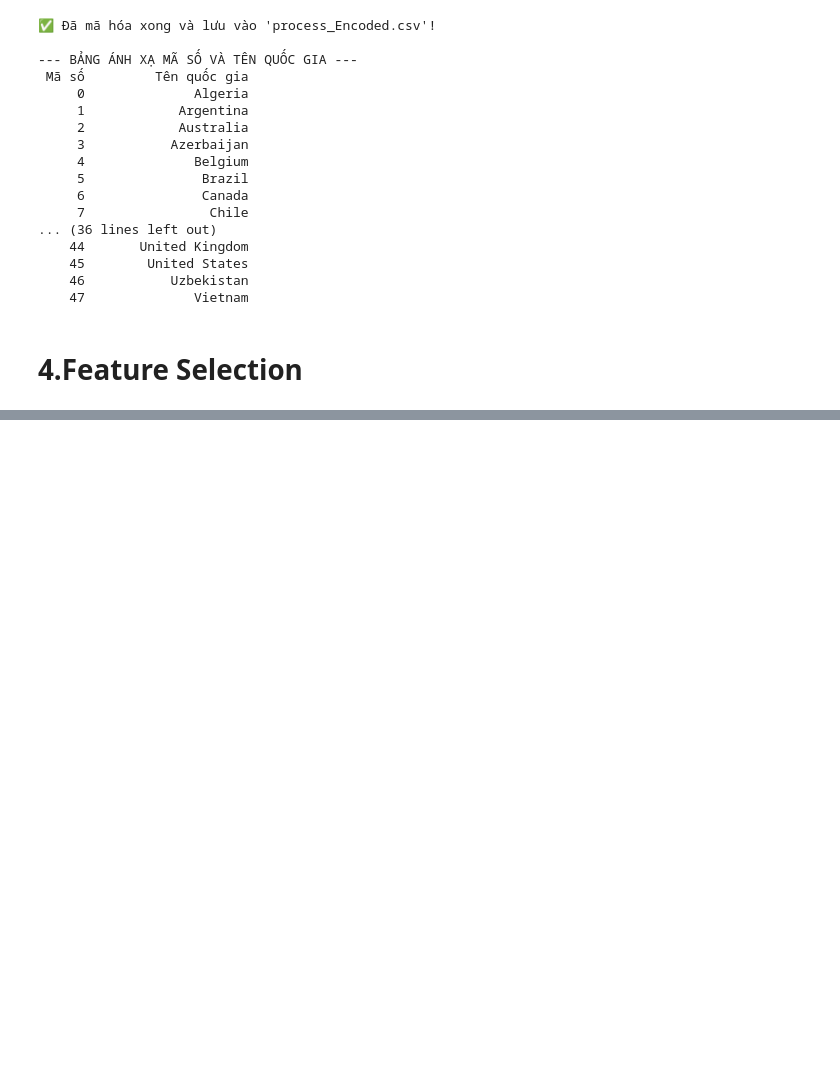
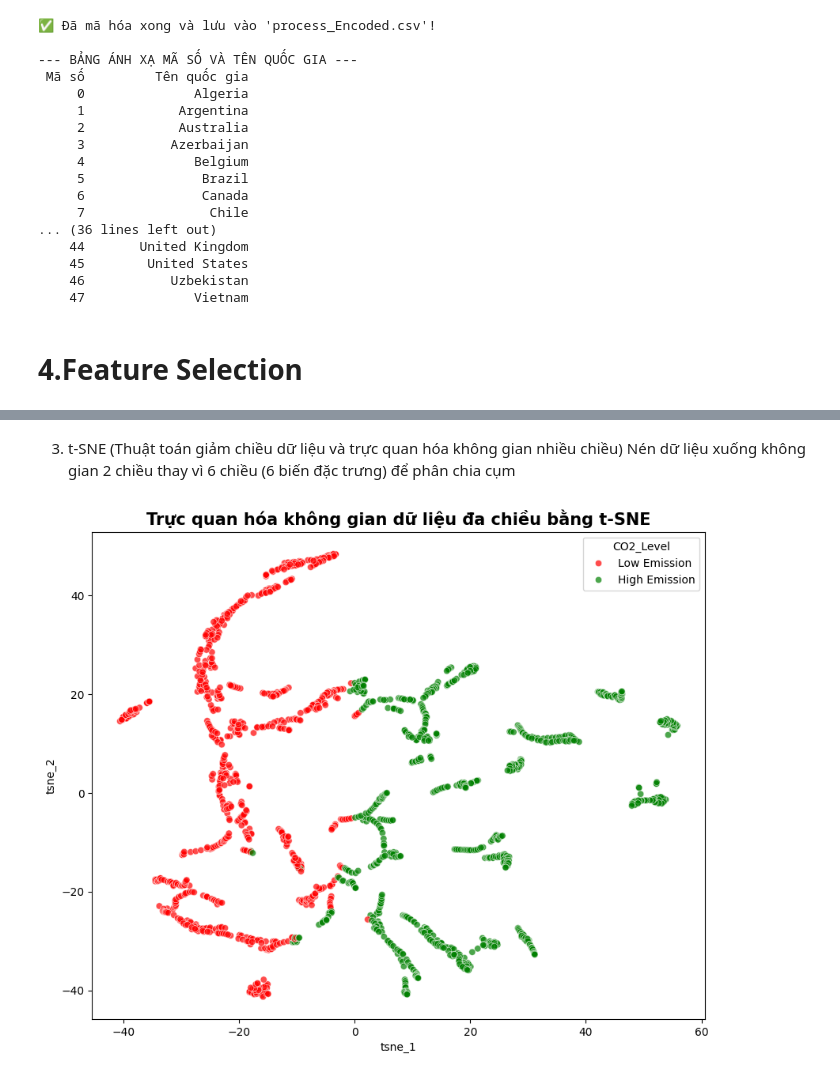
Before and after one commit to NganBui25/-CO2-Emissions-Prediction, a Jupyter notebook: full_data_crawler.ipynb, the cells around one changed output, grey strips where cells are left out. Saved outputs shown, nothing was run; the diff lists cells and outputs as text; code cells hidden in the pictures; blank space fills up the shorter version.

```diff
--- a/full_data_crawler.ipynb
+++ b/full_data_crawler.ipynb
@@ -801,0 +924,30 @@ print(mapping_df.to_string(index=False))
+# %% [markdown]
+3. t-SNE (Thuật toán giảm chiều dữ liệu và trực quan hóa không gian nhiều chiều)
+Nén dữ liệu xuống không gian 2 chiều thay vì 6 chiều (6 biến đặc trưng) để phân chia cụm
+# %%
+from sklearn.manifold import TSNE
+
+X_features = df[['coal-lignite', 'electricity', 'natural-gas', 'oil-products', 'renewable_share']]
+
+tsne = TSNE(n_components=2, random_state=42, perplexity=30)
+tsne_results = tsne.fit_transform(X_features)
+
+df['tsne_1'] = tsne_results[:, 0]
+df['tsne_2'] = tsne_results[:, 1]
+
+co2_median = df['co2-emissions'].median()
+df['CO2_Level'] = df['co2-emissions'].apply(lambda x: 'High Emission' if x > co2_median else 'Low Emission')
+
+# Vẽ biểu đồ phân cụm
+plt.figure(figsize=(10, 8))
+sns.scatterplot(
+    x='tsne_1', y='tsne_2',
+    hue='CO2_Level',
+    palette=['red', 'green'],
+    data=df,
+    alpha=0.7
+)
+plt.title('Trực quan hóa không gian dữ liệu đa chiều bằng t-SNE', fontsize=15, fontweight='bold')
+plt.show()
+# %% [output]
+[figure, added]
```
Also changed, not shown: parts of 17 cells of this notebook, 2 other files.
